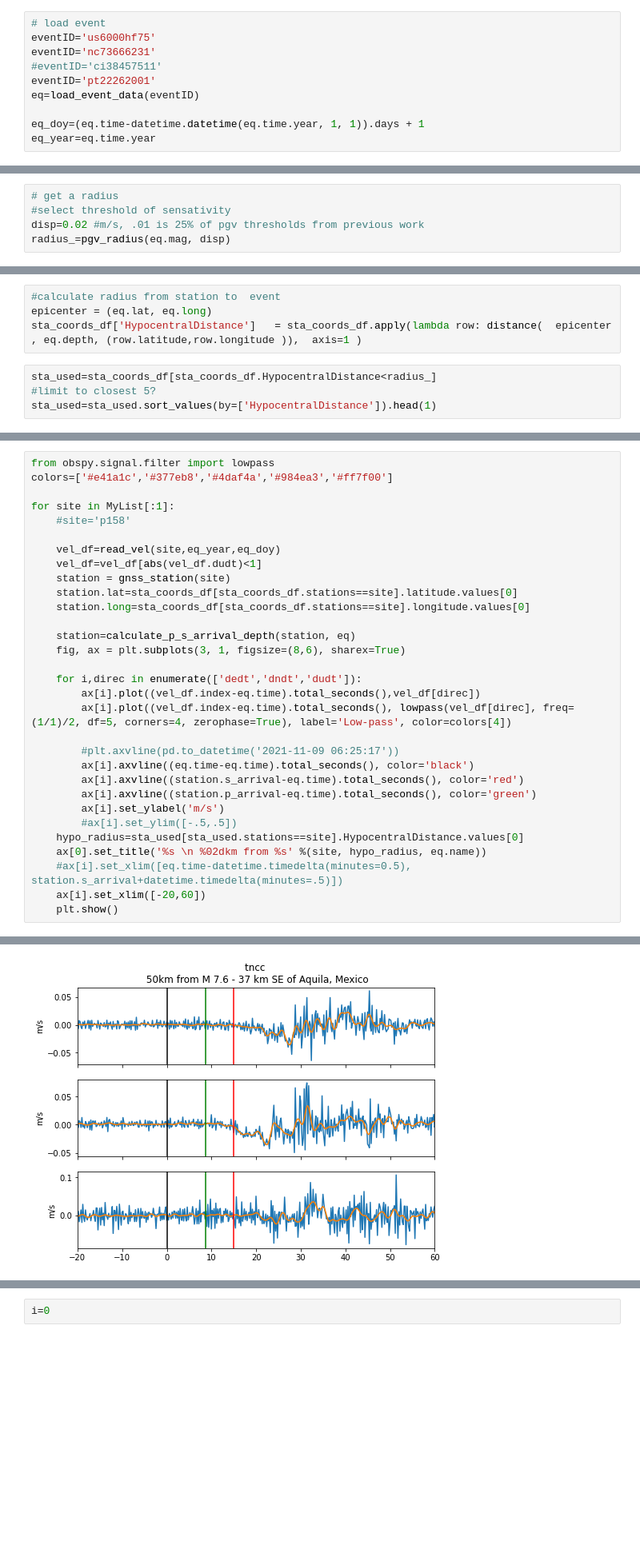
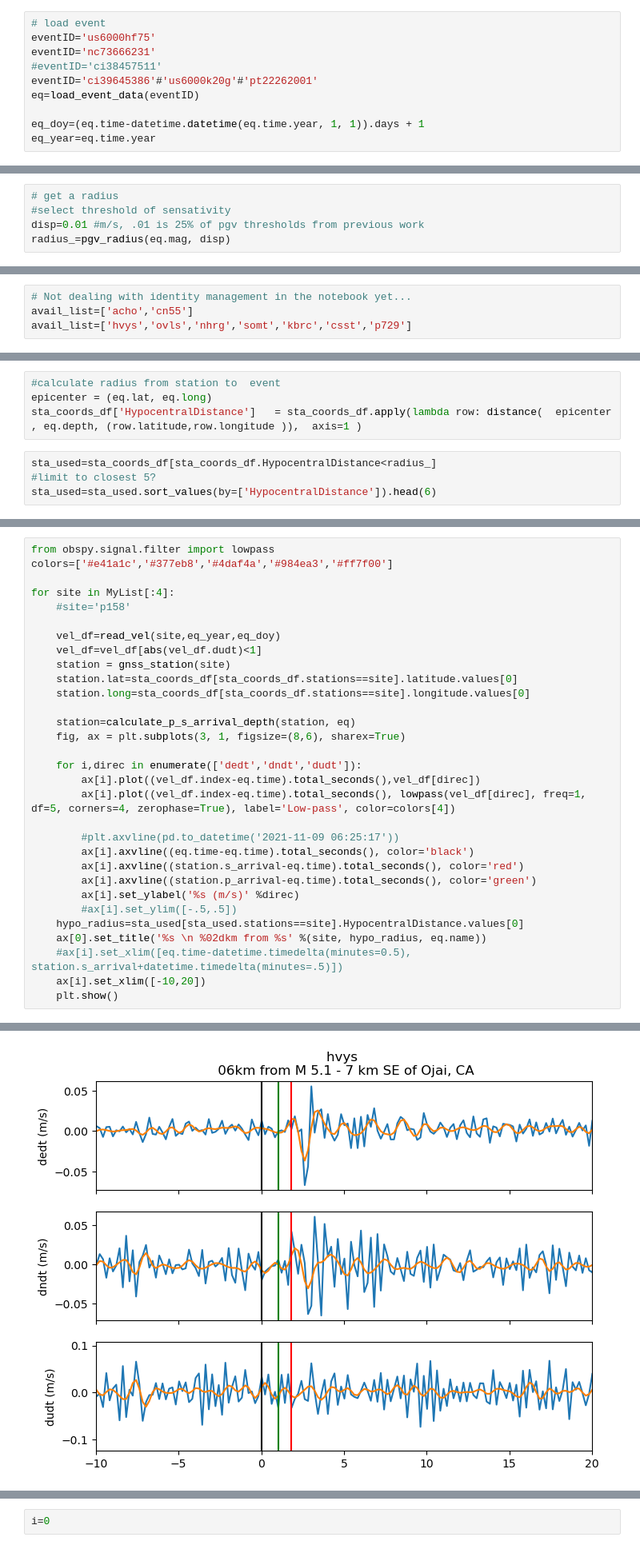
Before and after one commit to timdittmann/SNIVEL, a Jupyter notebook: snivel_event_notebook.ipynb, the cells around one changed output, grey strips where cells are left out. Shown at 80% size. Cells and saved outputs as stored; diff of their text form; blank space fills up the shorter version.

```diff
--- a/snivel_event_notebook.ipynb
+++ b/snivel_event_notebook.ipynb
@@ -353,7 +325,7 @@ f_list
 eventID='us6000hf75'
 eventID='nc73666231'
 #eventID='ci38457511'
-eventID='pt22262001'
+eventID='ci39645386'#'us6000k20g'#'pt22262001'
 eq=load_event_data(eventID)
 
 eq_doy=(eq.time-datetime.datetime(eq.time.year, 1, 1)).days + 1
@@ -364,5 +336,5 @@ eq_year=eq.time.year
 # %%
 # get a radius
 #select threshold of sensativity
-disp=0.02 #m/s, .01 is 25% of pgv thresholds from previous work
+disp=0.01 #m/s, .01 is 25% of pgv thresholds from previous work
 radius_=pgv_radius(eq.mag, disp)
@@ -375,3 +351,7 @@ print(avail_list)
+# %%
+# Not dealing with identity management in the notebook yet...
+avail_list=['acho','cn55']
+avail_list=['hvys','ovls','nhrg','somt','kbrc','csst','p729']
 # %%
 # station coordinates dataframe -- must be a cleaner way to do this, but this works
 
@@ -397,6 +377,6 @@ sta_coords_df['HypocentralDistance']   = sta_coords_df.apply(lambda row: distanc
 # %%
 sta_used=sta_coords_df[sta_coords_df.HypocentralDistance<radius_]
 #limit to closest 5?
-sta_used=sta_used.sort_values(by=['HypocentralDistance']).head(1)
+sta_used=sta_used.sort_values(by=['HypocentralDistance']).head(6)
 # %%
 sta_used
@@ -447,34 +411,34 @@ Station  tncc  complete
 # %%
 from obspy.signal.filter import lowpass
 colors=['#e41a1c','#377eb8','#4daf4a','#984ea3','#ff7f00']
 
-for site in MyList[:1]:
+for site in MyList[:4]:
     #site='p158'
 
     vel_df=read_vel(site,eq_year,eq_doy)
     vel_df=vel_df[abs(vel_df.dudt)<1]
     station = gnss_station(site)
     station.lat=sta_coords_df[sta_coords_df.stations==site].latitude.values[0]
     station.long=sta_coords_df[sta_coords_df.stations==site].longitude.values[0]
 
     station=calculate_p_s_arrival_depth(station, eq)
     fig, ax = plt.subplots(3, 1, figsize=(8,6), sharex=True)
 
     for i,direc in enumerate(['dedt','dndt','dudt']):
         ax[i].plot((vel_df.index-eq.time).total_seconds(),vel_df[direc])
-        ax[i].plot((vel_df.index-eq.time).total_seconds(), lowpass(vel_df[direc], freq=(1/1)/2, df=5, corners=4, zerophase=True), label='Low-pass', color=colors[4])
+        ax[i].plot((vel_df.index-eq.time).total_seconds(), lowpass(vel_df[direc], freq=1, df=5, corners=4, zerophase=True), label='Low-pass', color=colors[4])
 
         #plt.axvline(pd.to_datetime('2021-11-09 06:25:17'))
         ax[i].axvline((eq.time-eq.time).total_seconds(), color='black')
         ax[i].axvline((station.s_arrival-eq.time).total_seconds(), color='red')
         ax[i].axvline((station.p_arrival-eq.time).total_seconds(), color='green')
-        ax[i].set_ylabel('m/s')
+        ax[i].set_ylabel('%s (m/s)' %direc)
         #ax[i].set_ylim([-.5,.5])
     hypo_radius=sta_used[sta_used.stations==site].HypocentralDistance.values[0]
     ax[0].set_title('%s \n %02dkm from %s' %(site, hypo_radius, eq.name))
     #ax[i].set_xlim([eq.time-datetime.timedelta(minutes=0.5), station.s_arrival+datetime.timedelta(minutes=.5)])
-    ax[i].set_xlim([-20,60])
+    ax[i].set_xlim([-10,20])
     plt.show()
 # %% [output]
 315964782
-[figure, old version]
+[figure, new version]
```
Also changed, not shown: parts of 21 cells of this notebook, 4 other files.
